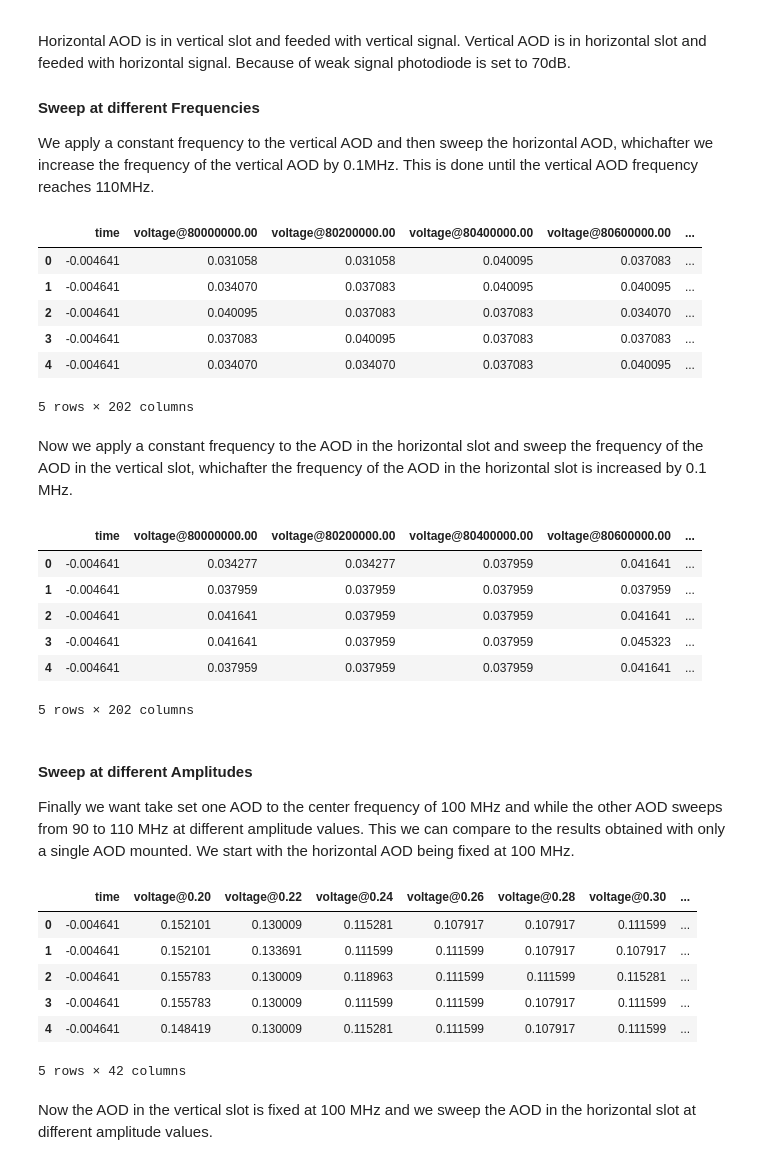
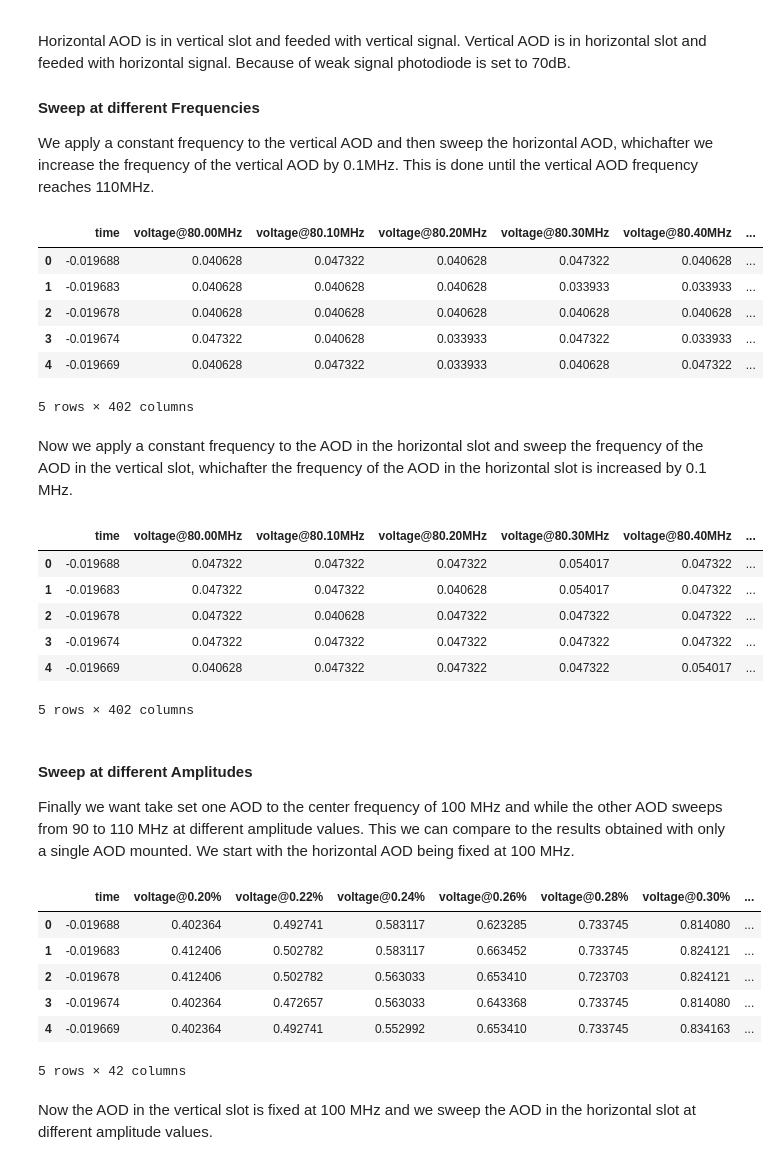
Before and after one commit to bodokaiser/bachelor-thesis, a Jupyter notebook: notebook/measurement/intensity-distribution.ipynb, the cells around one changed output. Drawn from its saved outputs; the diff is of its cells as text; code cells hidden in the pictures.

Commit message:
replaced invalid dataset, fixed intensity measurement protocol

```diff
--- a/notebook/measurement/intensity-distribution.ipynb
+++ b/notebook/measurement/intensity-distribution.ipynb
@@ -18,15 +28,23 @@ scope.holla()
 # %% [markdown]
 We will do multiple runs at different amplitudes. The following function will merge these runs into a single data frame with one time scale but different voltages for the different amplitude levels.
 # %%
-datadir = '../../dataset/intensity'
+import os
+
+datadir = 'intensity-data'
 
 os.makedirs(datadir, exist_ok=True)
 
-def data_to_hdf(filename, fieldname, data):
-    df = pd.DataFrame({'time': data[0][1]['time'], **{f'voltage@{d[0]:.2f}': d[1]['voltage'] for d in data}})
+def to_hdf(filename, fieldname, data):
+    df = pd.DataFrame(data)
     df.to_hdf(filename, fieldname, complevel=9)
 
     return df
+
+def asweep_to_hdf(filename, fieldname, data):
+    return to_hdf(filename, fieldname, {'time': data[0][1]['time'], **{f'voltage@{d[0]:.2f}%': d[1]['voltage'] for d in data}})
+
+def fsweep_to_hdf(filename, fieldname, data):
+    return to_hdf(filename, fieldname, {'time': data[0][1]['time'], **{f'voltage@{(d[0] / 1e6):.2f}MHz': d[1]['voltage'] for d in data}})
 # %% [markdown]
 ## Unpaired
 
@@ -131,22 +149,22 @@ We apply a constant frequency to the vertical AOD and then sweep the horizontal
 # %%
 data = []
 
 control.aod_h(frequency=[80e6, 120e6], duration=260e-3, amplitude=1, nodwells=[False, True])
 
-for f_v in np.arange(80e6, 120e6+2e5, 2e5):
+for f_v in np.arange(80e6, 120e6+1e5, 1e5):
     control.aod_v(frequency=f_v)
 
     data.append((f_v, scope.capture()))
 
-data_to_hdf(os.path.join(datadir, 'exchanged-frequency.h5'), 'vsweep', data).head(5)
+fsweep_to_hdf(os.path.join(datadir, 'exchanged-frequency.h5'), 'vsweep', data).head(5)
 # %% [output]
-|  | time | voltage@80000000.00 | voltage@80200000.00 | voltage@80400000.00 | voltage@80600000.00 | ... |
-| 0 | -0.004641 | 0.031058 | 0.031058 | 0.040095 | 0.037083 | ... |
-| 1 | -0.004641 | 0.034070 | 0.037083 | 0.040095 | 0.040095 | ... |
-| 2 | -0.004641 | 0.040095 | 0.037083 | 0.037083 | 0.034070 | ... |
-| 3 | -0.004641 | 0.037083 | 0.040095 | 0.037083 | 0.037083 | ... |
-| 4 | -0.004641 | 0.034070 | 0.034070 | 0.037083 | 0.040095 | ... |
+|  | time | voltage@80.00MHz | voltage@80.10MHz | voltage@80.20MHz | voltage@80.30MHz | voltage@80.40MHz | ... |
+| 0 | -0.019688 | 0.040628 | 0.047322 | 0.040628 | 0.047322 | 0.040628 | ... |
+| 1 | -0.019683 | 0.040628 | 0.040628 | 0.040628 | 0.033933 | 0.033933 | ... |
+| 2 | -0.019678 | 0.040628 | 0.040628 | 0.040628 | 0.040628 | 0.040628 | ... |
+| 3 | -0.019674 | 0.047322 | 0.040628 | 0.033933 | 0.047322 | 0.033933 | ... |
+| 4 | -0.019669 | 0.040628 | 0.047322 | 0.033933 | 0.040628 | 0.047322 | ... |
-5 rows × 202 columns
+5 rows × 402 columns
 # %% [markdown]
 Now we apply a constant frequency to the AOD in the horizontal slot and sweep the frequency of the AOD in the vertical slot, whichafter the frequency of the AOD in the horizontal slot is increased by 0.1 MHz.
 # %%
@@ -154,20 +172,20 @@ data = []
 
 control.aod_v(frequency=[80e6, 120e6], duration=260e-3, amplitude=1, nodwells=[False, True])
 
-for f_h in np.arange(80e6, 120e6+2e5, 2e5):
+for f_h in np.arange(80e6, 120e6+1e5, 1e5):
     control.aod_h(frequency=f_h)
 
     data.append((f_h, scope.capture()))
 
-data_to_hdf(os.path.join(datadir, 'exchanged-frequency.h5'), 'hsweep', data).head(5)
+fsweep_to_hdf(os.path.join(datadir, 'exchanged-frequency.h5'), 'hsweep', data).head(5)
 # %% [output]
-|  | time | voltage@80000000.00 | voltage@80200000.00 | voltage@80400000.00 | voltage@80600000.00 | ... |
-| 0 | -0.004641 | 0.034277 | 0.034277 | 0.037959 | 0.041641 | ... |
-| 1 | -0.004641 | 0.037959 | 0.037959 | 0.037959 | 0.037959 | ... |
-| 2 | -0.004641 | 0.041641 | 0.037959 | 0.037959 | 0.041641 | ... |
-| 3 | -0.004641 | 0.041641 | 0.037959 | 0.037959 | 0.045323 | ... |
-| 4 | -0.004641 | 0.037959 | 0.037959 | 0.037959 | 0.041641 | ... |
+|  | time | voltage@80.00MHz | voltage@80.10MHz | voltage@80.20MHz | voltage@80.30MHz | voltage@80.40MHz | ... |
+| 0 | -0.019688 | 0.047322 | 0.047322 | 0.047322 | 0.054017 | 0.047322 | ... |
+| 1 | -0.019683 | 0.047322 | 0.047322 | 0.040628 | 0.054017 | 0.047322 | ... |
+| 2 | -0.019678 | 0.047322 | 0.040628 | 0.047322 | 0.047322 | 0.047322 | ... |
+| 3 | -0.019674 | 0.047322 | 0.047322 | 0.047322 | 0.047322 | 0.047322 | ... |
+| 4 | -0.019669 | 0.040628 | 0.047322 | 0.047322 | 0.047322 | 0.054017 | ... |
-5 rows × 202 columns
+5 rows × 402 columns
 # %% [markdown]
 #### Sweep at different Amplitudes
 
@@ -182,14 +200,14 @@ for A in np.arange(0.2, 1.02, .02):
 
     data.append((A, scope.capture()))
 
-data_to_hdf(os.path.join(datadir, 'exchanged-amplitude.h5'), 'vsweep', data).head(5)
+asweep_to_hdf(os.path.join(datadir, 'exchanged-amplitude.h5'), 'vsweep', data).head(5)
 # %% [output]
-|  | time | voltage@0.20 | voltage@0.22 | voltage@0.24 | voltage@0.26 | voltage@0.28 | voltage@0.30 | ... |
-| 0 | -0.004641 | 0.152101 | 0.130009 | 0.115281 | 0.107917 | 0.107917 | 0.111599 | ... |
-| 1 | -0.004641 | 0.152101 | 0.133691 | 0.111599 | 0.111599 | 0.107917 | 0.107917 | ... |
-| 2 | -0.004641 | 0.155783 | 0.130009 | 0.118963 | 0.111599 | 0.111599 | 0.115281 | ... |
-| 3 | -0.004641 | 0.155783 | 0.130009 | 0.111599 | 0.111599 | 0.107917 | 0.111599 | ... |
-| 4 | -0.004641 | 0.148419 | 0.130009 | 0.115281 | 0.111599 | 0.107917 | 0.111599 | ... |
+|  | time | voltage@0.20% | voltage@0.22% | voltage@0.24% | voltage@0.26% | voltage@0.28% | voltage@0.30% | ... |
+| 0 | -0.019688 | 0.402364 | 0.492741 | 0.583117 | 0.623285 | 0.733745 | 0.814080 | ... |
+| 1 | -0.019683 | 0.412406 | 0.502782 | 0.583117 | 0.663452 | 0.733745 | 0.824121 | ... |
+| 2 | -0.019678 | 0.412406 | 0.502782 | 0.563033 | 0.653410 | 0.723703 | 0.824121 | ... |
+| 3 | -0.019674 | 0.402364 | 0.472657 | 0.563033 | 0.643368 | 0.733745 | 0.814080 | ... |
+| 4 | -0.019669 | 0.402364 | 0.492741 | 0.552992 | 0.653410 | 0.733745 | 0.834163 | ... |
 5 rows × 42 columns
 # %% [markdown]
 Now the AOD in the vertical slot is fixed at 100 MHz and we sweep the AOD in the horizontal slot at different amplitude values.
```
Also changed, not shown: parts of 23 cells of this notebook, 9 other files.
